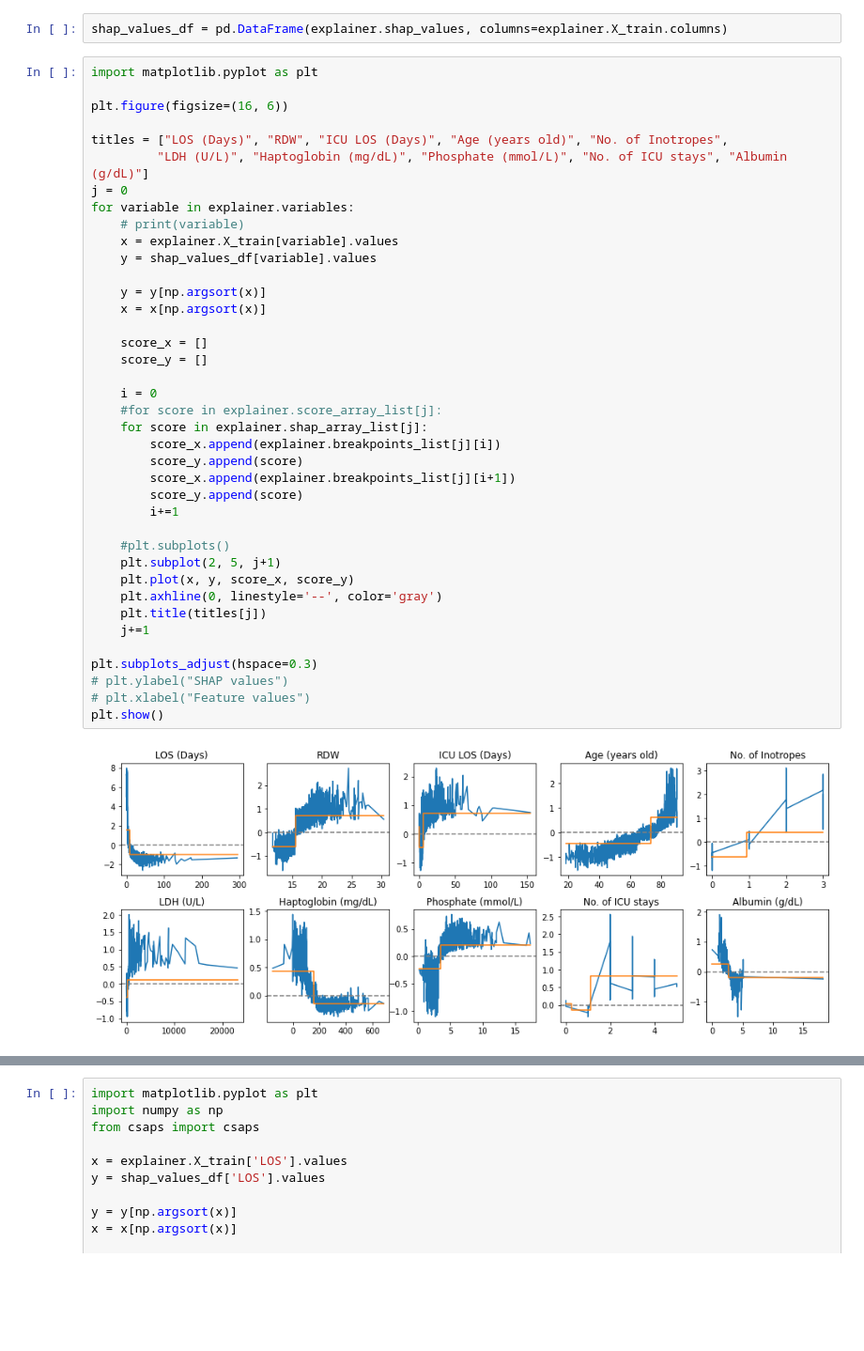
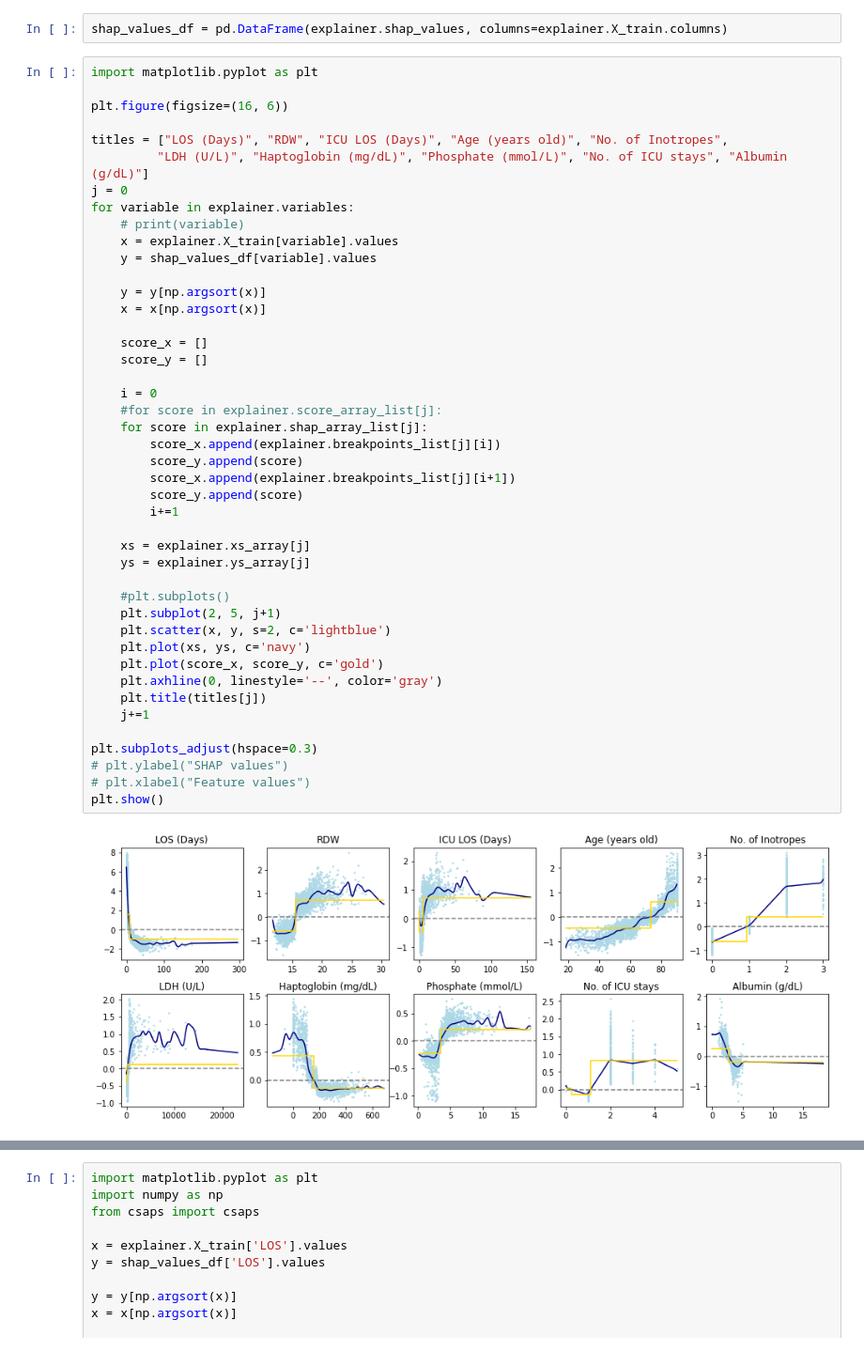
Before and after one commit to llja0112/Uni-ACS, a Jupyter notebook: mimiciii_sepsis/Gradient Boosting Example.ipynb, the cells around one changed output, grey strips where cells are left out. Shown at 94% size. Drawn from its saved outputs; the diff is of its cells as text; blank space fills up the shorter version.

```diff
--- a/mimiciii_sepsis/Gradient Boosting Example.ipynb
+++ b/mimiciii_sepsis/Gradient Boosting Example.ipynb
@@ -211,32 +205,37 @@ for variable in explainer.variables:
     # print(variable)
     x = explainer.X_train[variable].values
     y = shap_values_df[variable].values
 
     y = y[np.argsort(x)]
     x = x[np.argsort(x)]
 
     score_x = []
     score_y = []
 
     i = 0
     #for score in explainer.score_array_list[j]:
     for score in explainer.shap_array_list[j]:
         score_x.append(explainer.breakpoints_list[j][i])
         score_y.append(score)
         score_x.append(explainer.breakpoints_list[j][i+1])
         score_y.append(score)
         i+=1
 
+    xs = explainer.xs_array[j]
+    ys = explainer.ys_array[j]
+
     #plt.subplots()
     plt.subplot(2, 5, j+1)
-    plt.plot(x, y, score_x, score_y)
+    plt.scatter(x, y, s=2, c='lightblue')
+    plt.plot(xs, ys, c='navy')
+    plt.plot(score_x, score_y, c='gold')
     plt.axhline(0, linestyle='--', color='gray')
     plt.title(titles[j])
     j+=1
 
 plt.subplots_adjust(hspace=0.3)
 # plt.ylabel("SHAP values")
 # plt.xlabel("Feature values")
 plt.show()
 # %% [output]
-[figure, old version]
+[figure, new version]
```
Also changed, not shown: parts of 3 cells of this notebook, 1 other file.
